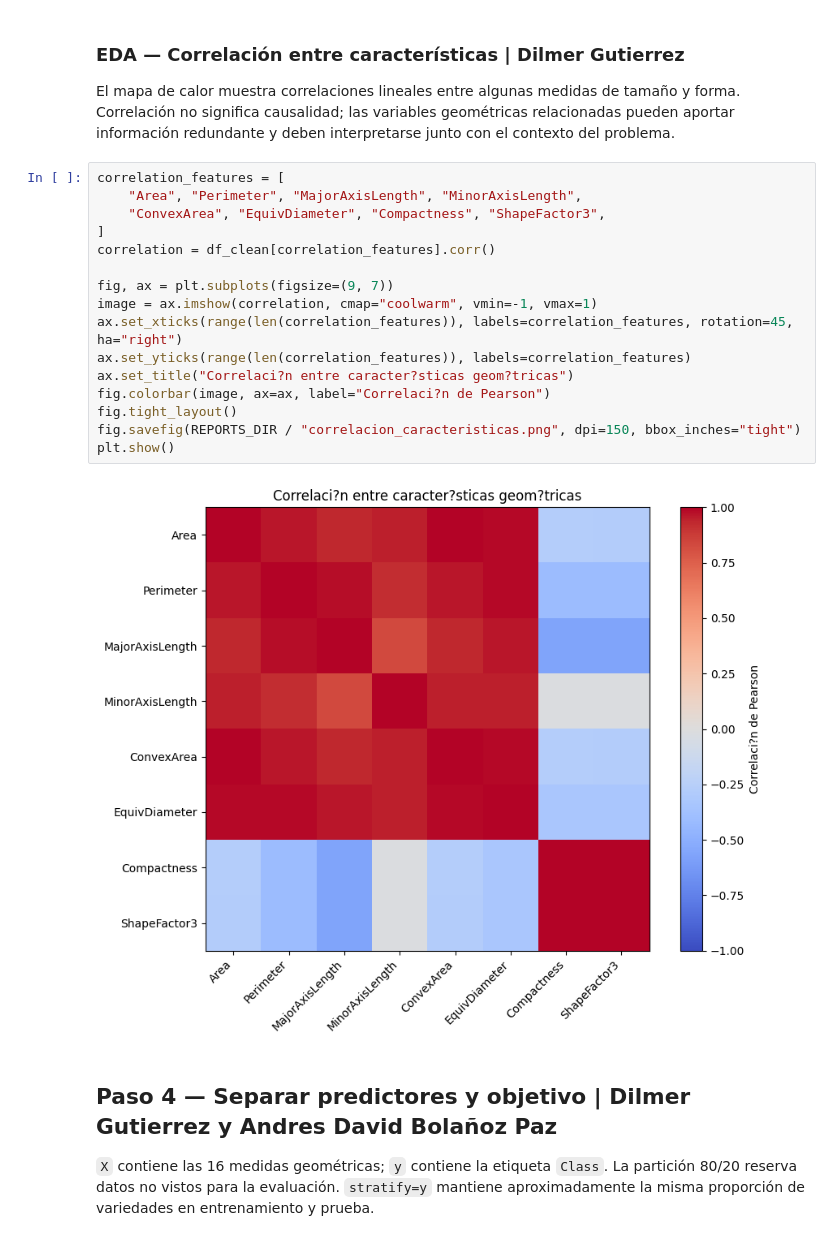
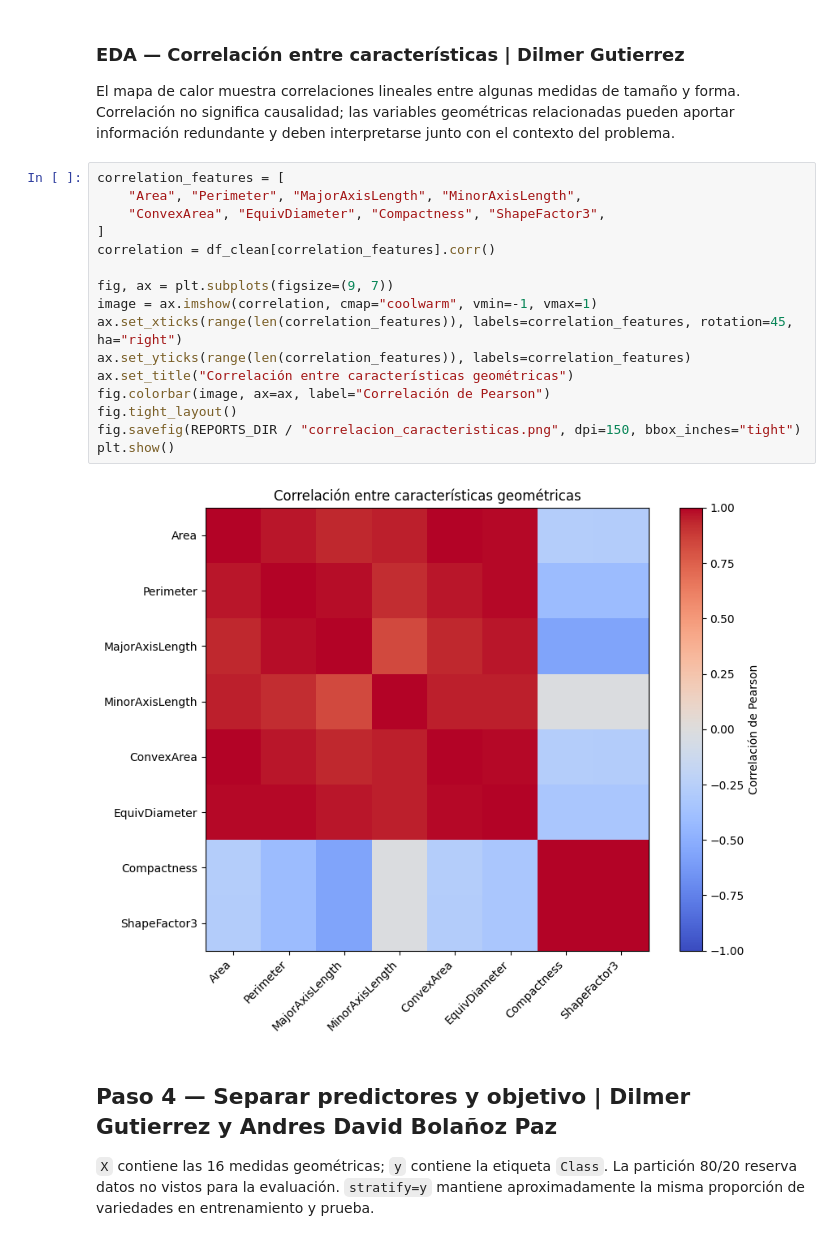
Before and after one commit to SergioPantoja97/laboratorio-drybean-ml, a Jupyter notebook: notebooks/01_laboratorio_drybean.ipynb, the cells around one changed output. Drawn from its saved outputs; the diff is of its cells as text.

```diff
--- a/notebooks/01_laboratorio_drybean.ipynb
+++ b/notebooks/01_laboratorio_drybean.ipynb
@@ -244,21 +244,21 @@ El mapa de calor muestra correlaciones lineales entre algunas medidas de tamaño
 # %%
 correlation_features = [
     "Area", "Perimeter", "MajorAxisLength", "MinorAxisLength",
     "ConvexArea", "EquivDiameter", "Compactness", "ShapeFactor3",
 ]
 correlation = df_clean[correlation_features].corr()
 
 fig, ax = plt.subplots(figsize=(9, 7))
 image = ax.imshow(correlation, cmap="coolwarm", vmin=-1, vmax=1)
 ax.set_xticks(range(len(correlation_features)), labels=correlation_features, rotation=45, ha="right")
 ax.set_yticks(range(len(correlation_features)), labels=correlation_features)
-ax.set_title("Correlaci?n entre caracter?sticas geom?tricas")
-fig.colorbar(image, ax=ax, label="Correlaci?n de Pearson")
+ax.set_title("Correlación entre características geométricas")
+fig.colorbar(image, ax=ax, label="Correlación de Pearson")
 fig.tight_layout()
 fig.savefig(REPORTS_DIR / "correlacion_caracteristicas.png", dpi=150, bbox_inches="tight")
 plt.show()
 # %% [output]
-[figure, old version]
+[figure, new version]
 # %% [markdown]
 ## Paso 4 — Separar predictores y objetivo | Dilmer Gutierrez y Andres David Bolañoz Paz
 
```
Also changed, not shown: parts of 4 cells of this notebook, 7 other files.
